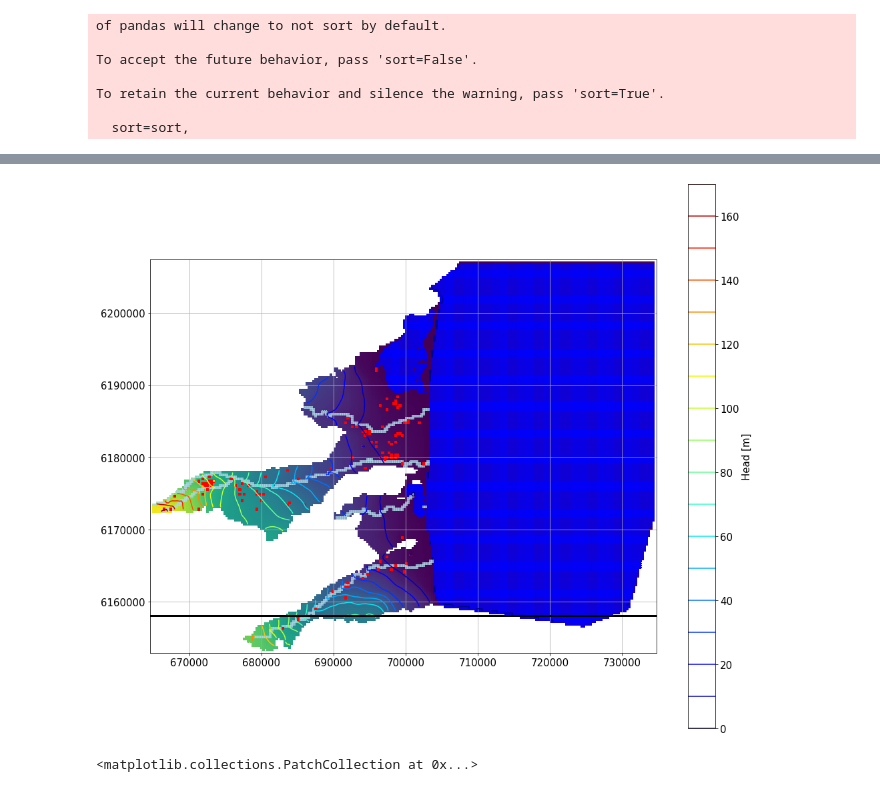
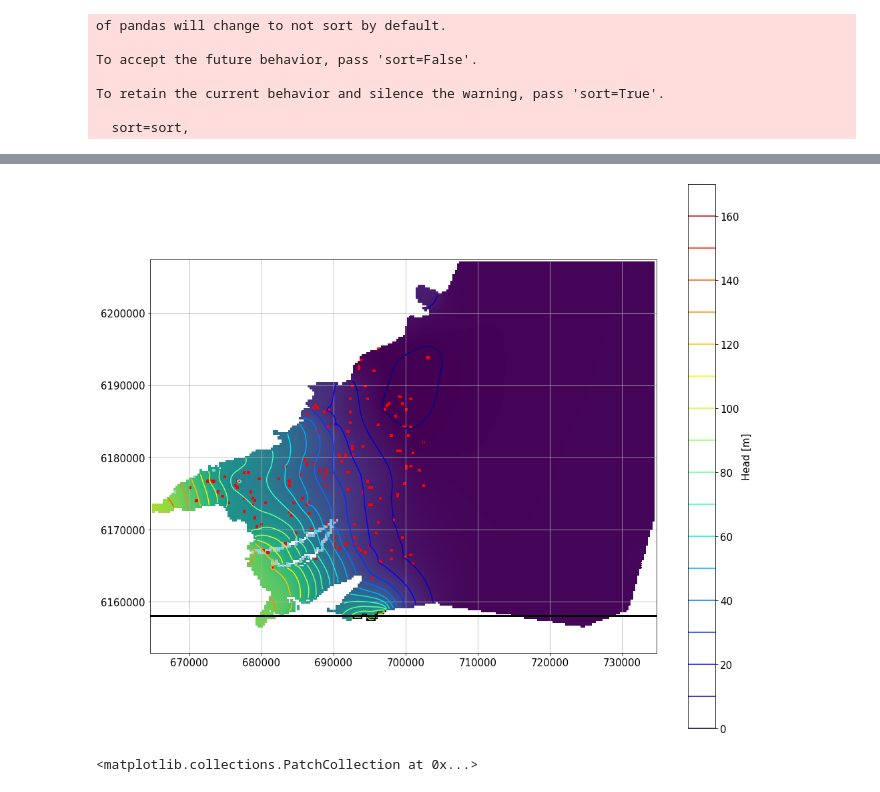
Before and after one commit to LudovicSchorpp/TM_Ludovic_Schorpp, a Jupyter notebook: codes_tests/Modeles3D/test_3D/test_3D.ipynb, the cells around one changed output, grey strips where cells are left out. Drawn from its saved outputs; the diff is of its cells as text; code cells hidden in the pictures.

```diff
--- a/codes_tests/Modeles3D/test_3D/test_3D.ipynb
+++ b/codes_tests/Modeles3D/test_3D/test_3D.ipynb
@@ -288,40 +288,40 @@ head = get_heads(model_name,model_dir)
 
 # make a plot
 fig = plt.figure(figsize=(17,15))
-layer = 0
+layer = 2
 ax  = plt.subplot(1, 1,1, aspect='equal')
 ml = fp.plot.PlotMapView(model=gwf,layer=layer)
 
 hmesh=ml.plot_array(head[layer],masked_values=[0,1e30],cmap="viridis")
 hmesh.set_clim(0,170)
 cont=ml.contour_array(head[layer],masked_values=[0,1e30],levels=np.linspace(0,170,18),cmap="jet")
 
 # plot bc
 for bc in bdfile:
     if bc == ("sea") or bc== ("eta"):
         ml.plot_bc(bc,color="b",alpha=0.5)
 ml.plot_bc("plio")
 
 for riv in rivfiles:
     ml.plot_bc(riv,color="lightblue",alpha=0.5)
 
 ml.plot_bc("wel")
 # plot Cross-section
 row = 165
 x = [x0,x1]
 y = [y1-(row+.5)*delc,y1-(row+.5)*delc]
 ax.plot(x,y,"k",linewidth=3)
 
 
 ax.tick_params(labelsize=15)
 
 g = plt.colorbar(cont)
 g.set_label("Head [m]",fontsize=15)
 g.ax.tick_params(labelsize=15)
 
 ax.grid()
 # %% [output]
-[figure, old version]
+[figure, new version]
 # %%
 fig,ax = plt.subplots(figsize=(30,8))
 x=fp.plot.PlotCrossSection(gwf,line={"row" :row})
```
Also changed, not shown: parts of 14 cells of this notebook, 1 other file.
